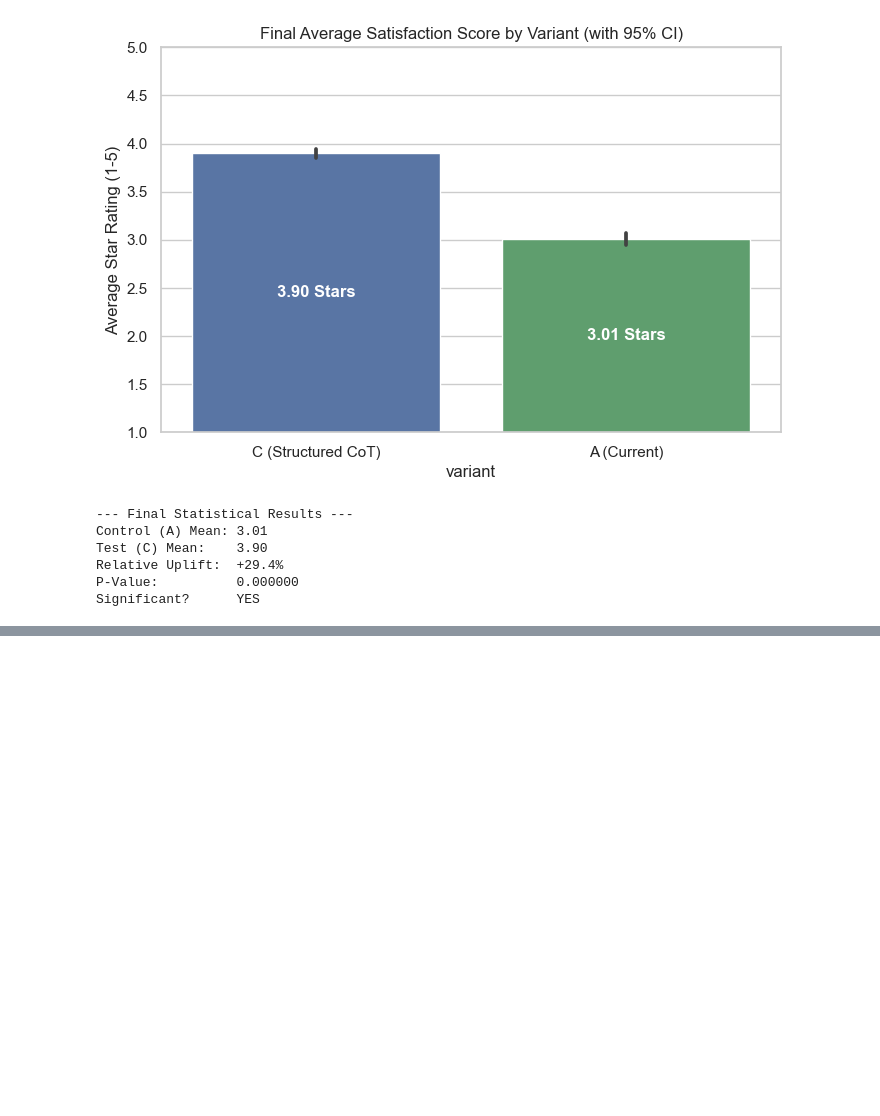
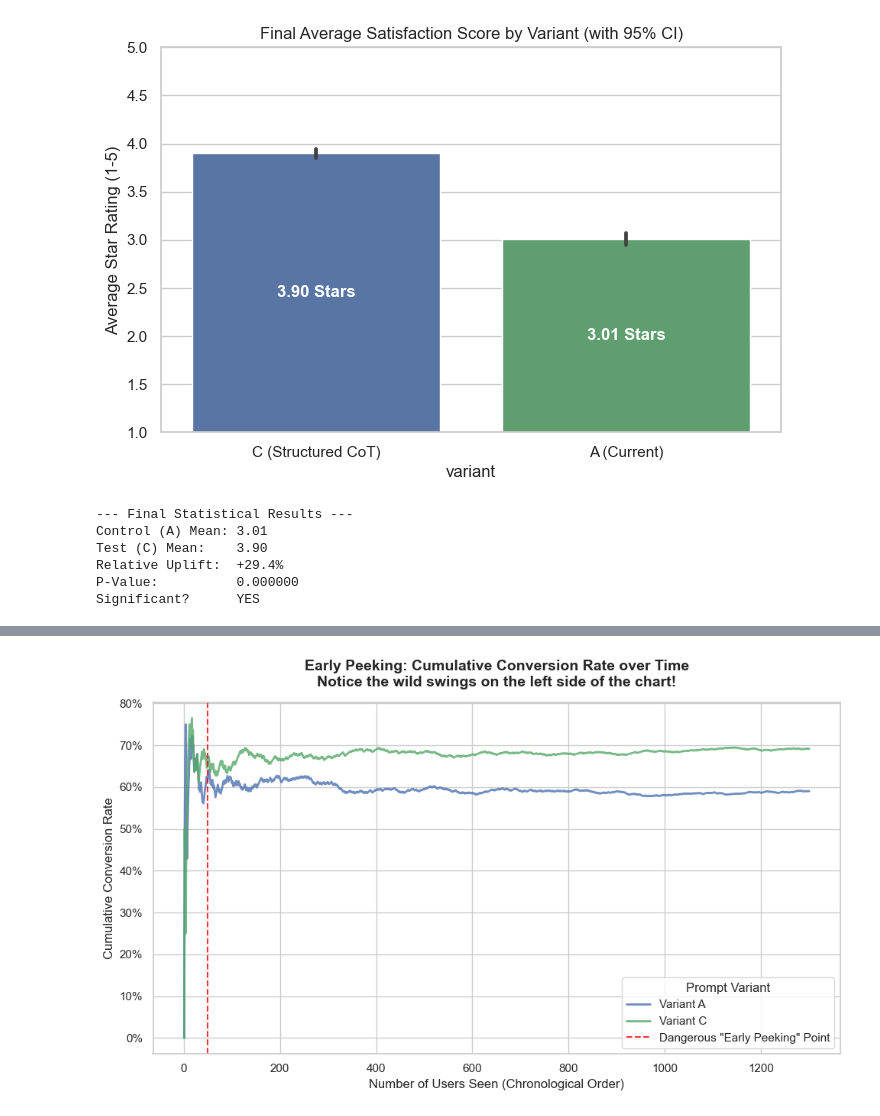
Before and after one commit to TH41NGUY3N/fork-ds-chatbot-abtest, a Jupyter notebook: 03_chatbot_ab_test_experiment_design_and_power.ipynb, the cells around one changed output, grey strips where cells are left out. Cells and saved outputs as stored; diff of their text form; code cells hidden in the pictures; blank space fills up the shorter version.

```diff
--- a/03_chatbot_ab_test_experiment_design_and_power.ipynb
+++ b/03_chatbot_ab_test_experiment_design_and_power.ipynb
@@ -687,0 +973,51 @@ Significant?      YES
+# %%
+import pandas as pd
+import numpy as np
+import matplotlib.pyplot as plt
+import seaborn as sns
+from matplotlib.ticker import PercentFormatter
+
+# 1. Load the data
+df = pd.read_csv('data/synthetic_ab_system_prompt_satisfaction_2600.csv')
+
+# 2. Sort by user_id to simulate the chronological arrival of users
+df_sorted = df.sort_values(by='user_id').reset_index(drop=True)
+
+plt.figure(figsize=(10, 6))
+sns.set_theme(style="whitegrid")
+
+# 3. Calculate and plot cumulative conversion rates for each variant
+for variant in sorted(df_sorted['variant'].unique()):
+    # Filter for the specific variant
+    var_data = df_sorted[df_sorted['variant'] == variant].copy()
+
+    # Calculate cumulative impressions (running count of rows: 1, 2, 3...)
+    var_data['cum_impressions'] = np.arange(1, len(var_data) + 1)
+
+    # Calculate cumulative conversions (running sum of 1s and 0s)
+    var_data['cum_conversions'] = var_data['conversion'].cumsum()
+
+    # Calculate the running conversion rate at each point in time
+    var_data['cum_conversion_rate'] = var_data['cum_conversions'] / var_data['cum_impressions']
+
+    # Plot the line
+    color = '#4C72B0' if variant == sorted(df_sorted['variant'].unique())[0] else '#55A868'
+    plt.plot(var_data['cum_impressions'], var_data['cum_conversion_rate'],
+             label=f'Variant {variant}', linewidth=2, alpha=0.8, color=color)
+
+# 4. Add a warning line to show a dangerous "Early Stop"
+plt.axvline(x=50, color='red', linestyle='--', alpha=0.8, label='Dangerous "Early Peeking" Point')
+
+# 5. Formatting the plot
+plt.title('Early Peeking: Cumulative Conversion Rate over Time\nNotice the wild swings on the left side of the chart!', fontsize=14, fontweight='bold', pad=15)
+plt.xlabel('Number of Users Seen (Chronological Order)', fontsize=12)
+plt.ylabel('Cumulative Conversion Rate', fontsize=12)
+
+# Convert y-axis to percentages
+plt.gca().yaxis.set_major_formatter(PercentFormatter(1.0))
+plt.legend(title='Prompt Variant', fontsize=11, loc='lower right')
+
+plt.tight_layout()
+plt.show()
+# %% [output]
+[figure, added]
```
Also changed, not shown: parts of 8 cells of this notebook.
